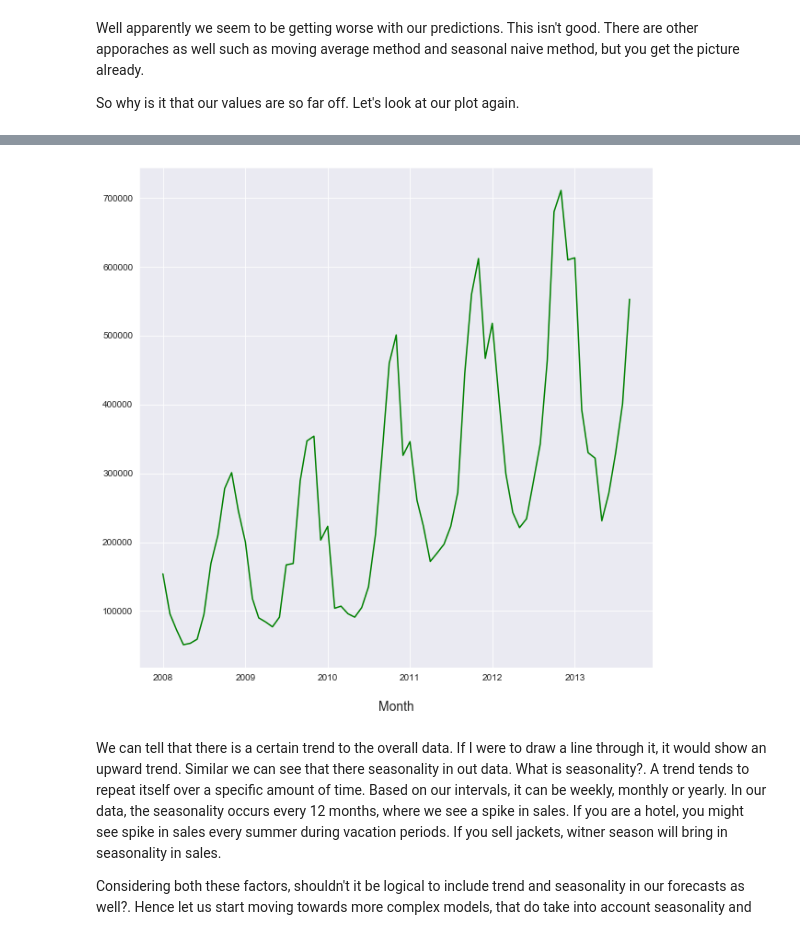
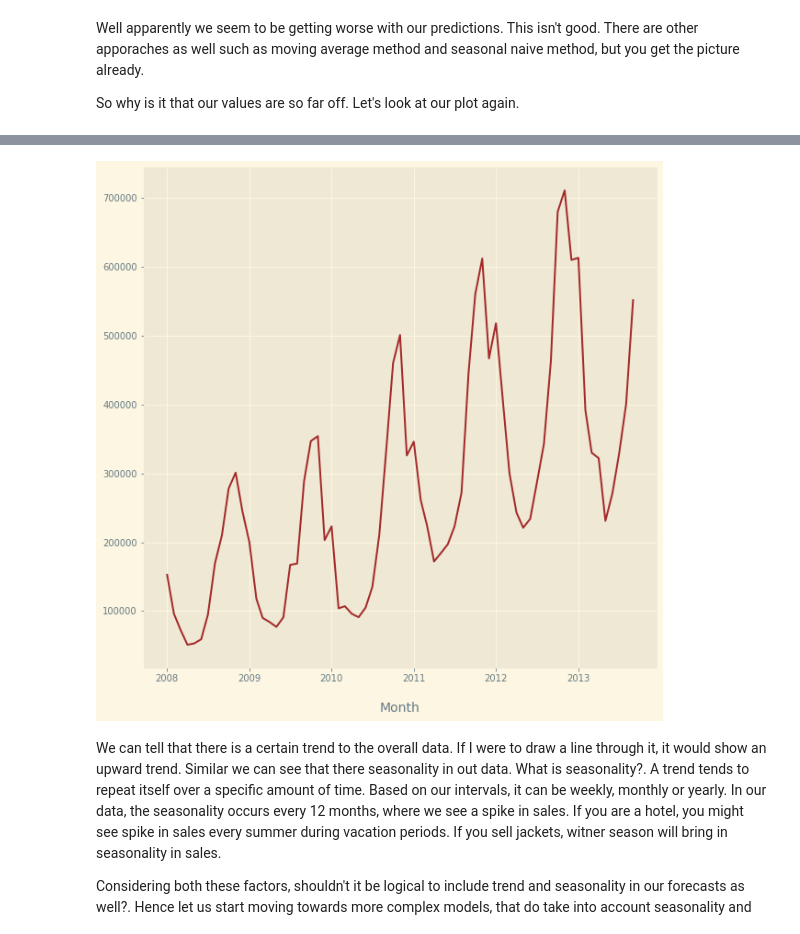
Before and after one commit to hamzajabbarr/time_series_forecasting_example, a Jupyter notebook: Time_series.ipynb, the cells around one changed output, grey strips where cells are left out. Drawn from its saved outputs; the diff is of its cells as text; code cells hidden in the pictures.

```diff
--- a/Time_series.ipynb
+++ b/Time_series.ipynb
@@ -111,9 +113,11 @@ data.head()
+# %%
+data.index.freq = 'MS'
 # %% [markdown]
 Let us now visualise our data and get a feel of how it looks like.
 # %%
 plt.figure(figsize = (10,10))
-sns.set_style('darkgrid')
-plt.plot(data, color = 'green')
+plt.style.use('Solarize_Light2')
+plt.plot(data, color = 'brown')
 plt.xlabel('Month', fontsize = 14, labelpad = 20)
 plt.show()
 # %% [output]
@@ -227,8 +233,8 @@ Well apparently we seem to be getting worse with our predictions. This isn't goo
 So why is it that our values are so far off. Let's look at our plot again.
 # %%
 plt.figure(figsize = (10,10))
-sns.set_style('darkgrid')
-plt.plot(data, color = 'green')
+plt.style.use('Solarize_Light2')
+plt.plot(data, color = 'brown')
 plt.xlabel('Month', fontsize = 14, labelpad = 20)
 plt.show()
 # %% [output]
@@ -239,4 +246,4 @@ plt.show()
-[figure, old version]
+[figure, new version]
 # %% [markdown]
 We can tell that there is a certain trend to the overall data. If I were to draw a line through it, it would show an upward trend. Similar we can see that there seasonality in out data. What is seasonality?. A trend tends to repeat itself over a specific amount of time. Based on our intervals, it can be weekly, monthly or yearly. In our data, the seasonality occurs every 12 months, where we see a spike in sales. If you are a hotel, you might see spike in sales every summer during vacation periods. If you sell jackets, witner season will bring in seasonality in sales.
 
```
Also changed, not shown: parts of 21 cells of this notebook.
